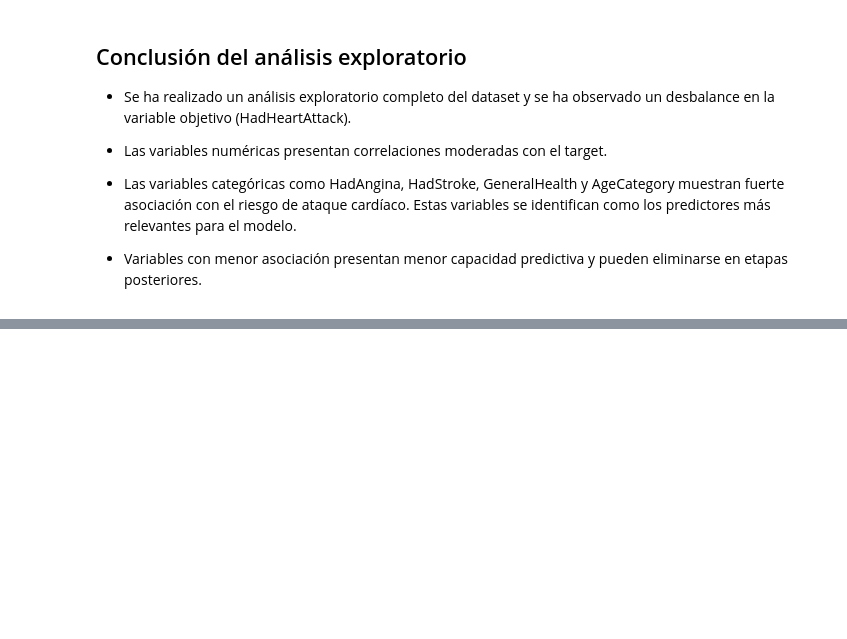
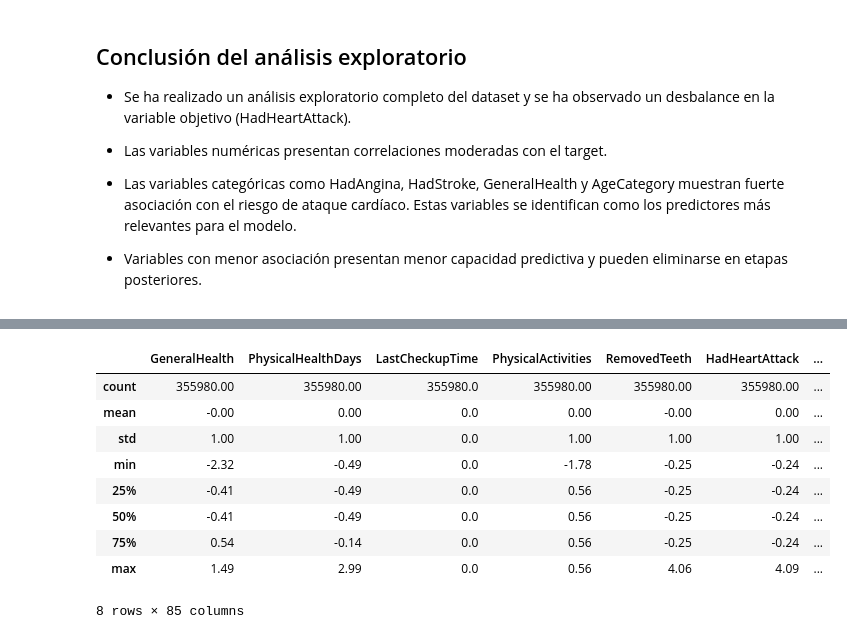
Before and after one commit to Juditga97/ML_Prevencion_Infartos, a Jupyter notebook: src/notebooks/Camila.ipynb, the cells around one changed output, grey strips where cells are left out. Drawn from its saved outputs; the diff is of its cells as text; code cells hidden in the pictures; blank space fills up the shorter version.

```diff
--- a/src/notebooks/Camila.ipynb
+++ b/src/notebooks/Camila.ipynb
@@ -479,0 +669,25 @@ X_train, X_test, y_train, y_test = train_test_split(
+# %%
+# HighRiskLifestyle
+df["HighRiskLifestyle"] = ((df["SmokerStatus"].isin(["Current (some days)", "Current (every day)"])) | (df["AlcoholDrinkers"] == "Yes")).astype(int)
+
+# AgeNum
+age_map = {
+    "18-24": 21,
+    "25-29": 27,
+    "30-34": 32,
+    "35-39": 37,
+    "40-44": 42,
+    "45-49": 47,
+    "50-54": 52,
+    "55-59": 57,
+    "60-64": 62,
+    "65-69": 67,
+    "70-74": 72,
+    "75-79": 77,
+    "80 or older": 82
+}
+
+df["AgeNum"] = df["AgeCategory"].map(age_map)
+
+# WeightPhysicalHealth
+df["WeightPhysicalHealth"] = df["WeightInKilograms"] * df["PhysicalHealthDays"]
@@ -479,0 +794,28 @@ X_train, X_test, y_train, y_test = train_test_split(
+# %%
+# Seleccionar las columnas numéricas que nos quedamos
+# Como es la segunda vez que lo hago en el notebook, le agregaré un "2" al nombre de la variable
+cols_num_2 = X_train.select_dtypes(include=["int64", "float64"]).columns
+
+# Aplicar escalado
+from sklearn.preprocessing import StandardScaler
+
+# Crear scaler
+scaler = StandardScaler()
+
+# Entrenar y transformar en train y transformar en test
+X_train[cols_num_2] = scaler.fit_transform(X_train[cols_num_2])
+X_test[cols_num_2] = scaler.transform(X_test[cols_num_2])
+
+# Verificar
+X_train[cols_num_2].describe().round(2)
+# %% [output]
+|  | GeneralHealth | PhysicalHealthDays | LastCheckupTime | PhysicalActivities | RemovedTeeth | HadHeartAttack | ... |
+| count | 355980.00 | 355980.00 | 355980.0 | 355980.00 | 355980.00 | 355980.00 | ... |
+| mean | -0.00 | 0.00 | 0.0 | 0.00 | -0.00 | 0.00 | ... |
+| std | 1.00 | 1.00 | 0.0 | 1.00 | 1.00 | 1.00 | ... |
+| min | -2.32 | -0.49 | 0.0 | -1.78 | -0.25 | -0.24 | ... |
+| 25% | -0.41 | -0.49 | 0.0 | 0.56 | -0.25 | -0.24 | ... |
+| 50% | -0.41 | -0.49 | 0.0 | 0.56 | -0.25 | -0.24 | ... |
+| 75% | 0.54 | -0.14 | 0.0 | 0.56 | -0.25 | -0.24 | ... |
+| max | 1.49 | 2.99 | 0.0 | 0.56 | 4.06 | 4.09 | ... |
+8 rows × 85 columns
```
Also changed, not shown: parts of 16 cells of this notebook.
